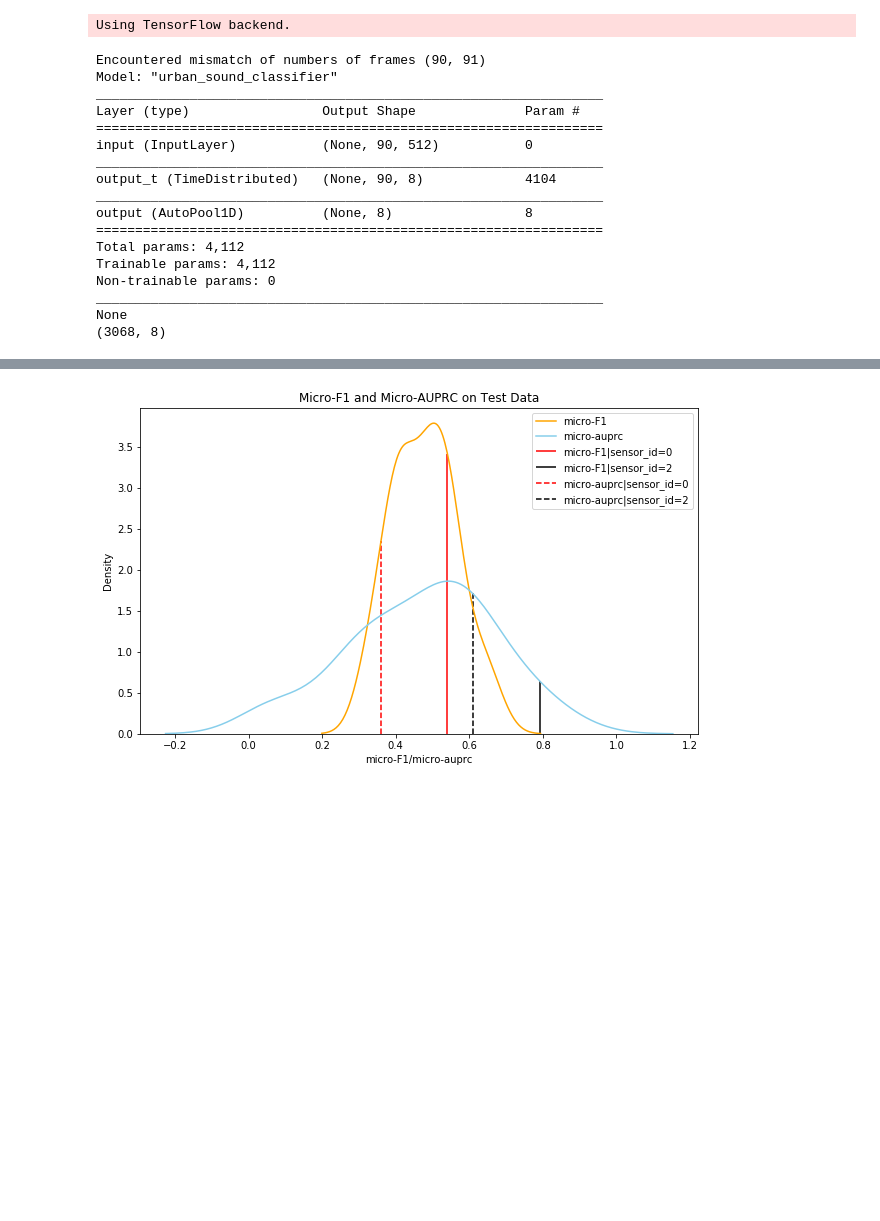
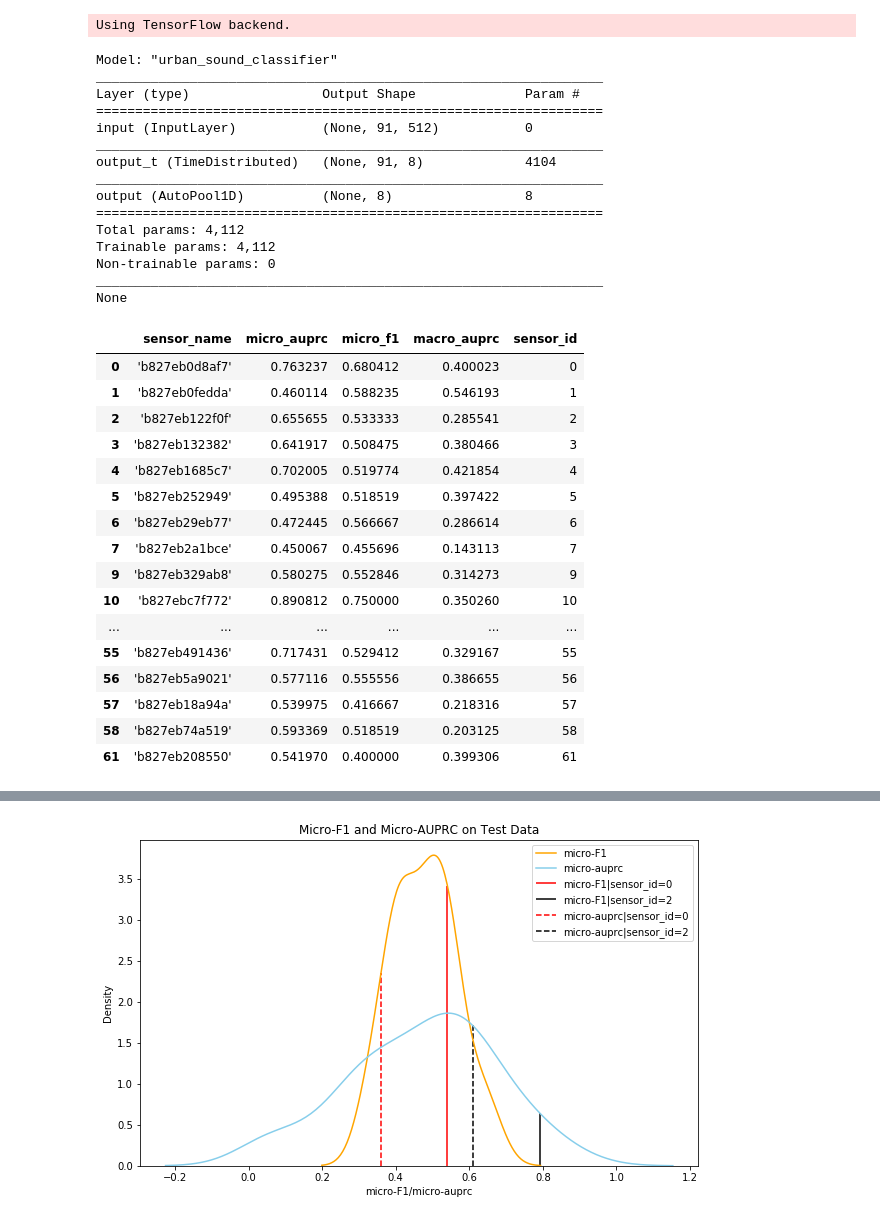
Before and after one commit to ksangeeta2429/l3embedding, a Jupyter notebook: notebooks/evaluate_ust_per_sensor.ipynb, the cells around one changed output, grey strips where cells are left out. Saved outputs shown, nothing was run; the diff lists cells and outputs as text; code cells hidden in the pictures; blank space fills up the shorter version.

```diff
--- a/notebooks/evaluate_ust_per_sensor.ipynb
+++ b/notebooks/evaluate_ust_per_sensor.ipynb
@@ -61,8 +61,8 @@ def write_to_output(y_pred, output_path, test_file_list, annotation_data, taxono
 def filter_ground_truth_split(ann_df, aggregate=True, valid_sensor_ids=None, split_path=None, split=None):
 
     if split and not valid_sensor_ids:
-        #gt_df = ann_df[(ann_df["annotator_id"] > 0) & (ann_df['split'] == split)]
-        gt_df = ann_df[(ann_df["annotator_id"] == 0) & (ann_df['split'] == split)]
+        gt_df = ann_df[(ann_df["annotator_id"] > 0) & (ann_df['split'] == split)]
+        #gt_df = ann_df[(ann_df["annotator_id"] == 0) & (ann_df['split'] == split)]
     elif split and valid_sensor_ids:
         gt_df = ann_df[(ann_df["annotator_id"] == 0) & (ann_df['split'] == split) & (ann_df['sensor_id'].isin(valid_sensor_ids))]
     else:
@@ -179,9 +179,10 @@ def evaluate_sensor_df(gt_df, pred_df, mode, yaml_dict, split=None):
 # %%
 version = 'v2.2'
+embs_version = version if version == 'v2.2' else ''
 embs_dir = '/scratch/sk7898/sonyc_output/embeddings'
-annotation_path = '/scratch/work/sonyc/sonyc/ust/annotations/{}/annotations.csv'.format(version)
+annotation_path = '/scratch/work/sonyc/sonyc/ust/annotations/latest/annotations_w_test_anns.csv'.format(version)
 taxonomy_path = '/scratch/work/sonyc/sonyc/ust/annotations/{}/dcase-ust-taxonomy.yaml'.format(version)
-emb_dir = os.path.join(embs_dir, 'features/sonyc_ust/l3/melSpec_20200304183233_48000_256_242_2048')
+emb_dir = os.path.join(embs_dir, embs_version, 'features/sonyc_ust/l3/melSpec_20200304183233_48000_256_242_2048')
 cls_path = os.path.join(embs_dir, 'classifier/sonyc_ust/mil/melSpec_20200304183233_48000_256_242_2048/0_0/results')
 output_path = os.path.join(cls_path, 'output_{}.csv'.format(version))
 annotation_data = pd.read_csv(annotation_path).sort_values('audio_filename')
@@ -212,7 +216,6 @@ if not os.path.exists(output_path):
     model.load_weights(model_weight_file)
 
     pred = model.predict(X)
-    print(pred.shape)
 
     # Discard auxilliary predictions
     if type(pred) == list:
@@ -221,14 +224,13 @@ if not os.path.exists(output_path):
     pred.tolist()
     write_to_output(pred, output_path, file_list, annotation_data, taxonomy)
 # %% [output]
-Encountered mismatch of numbers of frames (90, 91)
 Model: "urban_sound_classifier"
 _________________________________________________________________
 Layer (type)                 Output Shape              Param #
 =================================================================
-input (InputLayer)           (None, 90, 512)           0
+input (InputLayer)           (None, 91, 512)           0
 _________________________________________________________________
-output_t (TimeDistributed)   (None, 90, 8)             4104
+output_t (TimeDistributed)   (None, 91, 8)             4104
 _________________________________________________________________
 output (AutoPool1D)          (None, 8)                 8
 =================================================================
@@ -237,4 +239,3 @@ Trainable params: 4,112
 Non-trainable params: 0
 _________________________________________________________________
 None
-(3068, 8)
@@ -263,6 +255,6 @@ df_dicts = evaluate(
 # %%
 metrics = {}
-sensor_df = pd.read_csv('/scratch/sk7898/l3embedding/notebooks/data/sensor_split_ids.csv')
+sensor_df = pd.read_csv('/scratch/sk7898/l3embedding/notebooks/data/sensor_split_ids_{}.csv'.format(version))
 
 for sensor, df_dict in df_dicts.items():
     metrics[sensor] = {}
@@ -292,5 +284,24 @@ for sensor, df_dict in df_dicts.items():
 #         print("      - {}: {}".format(coarse_name, auprc))
 # %%
 result = pd.DataFrame.from_dict(metrics, orient='index')
+result['sensor_id'] = result.index.tolist()
 result
+# %% [output]
+|  | sensor_name | micro_auprc | micro_f1 | macro_auprc | sensor_id |
+| 0 | 'b827eb0d8af7' | 0.763237 | 0.680412 | 0.400023 | 0 |
+| 1 | 'b827eb0fedda' | 0.460114 | 0.588235 | 0.546193 | 1 |
+| 2 | 'b827eb122f0f' | 0.655655 | 0.533333 | 0.285541 | 2 |
+| 3 | 'b827eb132382' | 0.641917 | 0.508475 | 0.380466 | 3 |
+| 4 | 'b827eb1685c7' | 0.702005 | 0.519774 | 0.421854 | 4 |
+| 5 | 'b827eb252949' | 0.495388 | 0.518519 | 0.397422 | 5 |
+| 6 | 'b827eb29eb77' | 0.472445 | 0.566667 | 0.286614 | 6 |
+| 7 | 'b827eb2a1bce' | 0.450067 | 0.455696 | 0.143113 | 7 |
+| 9 | 'b827eb329ab8' | 0.580275 | 0.552846 | 0.314273 | 9 |
+| 10 | 'b827ebc7f772' | 0.890812 | 0.750000 | 0.350260 | 10 |
+| ... | ... | ... | ... | ... | ... |
+| 55 | 'b827eb491436' | 0.717431 | 0.529412 | 0.329167 | 55 |
+| 56 | 'b827eb5a9021' | 0.577116 | 0.555556 | 0.386655 | 56 |
+| 57 | 'b827eb18a94a' | 0.539975 | 0.416667 | 0.218316 | 57 |
+| 58 | 'b827eb74a519' | 0.593369 | 0.518519 | 0.203125 | 58 |
+| 61 | 'b827eb208550' | 0.541970 | 0.400000 | 0.399306 | 61 |
 # %%
```
Also changed, not shown: parts of 13 cells of this notebook, 7 other files.
